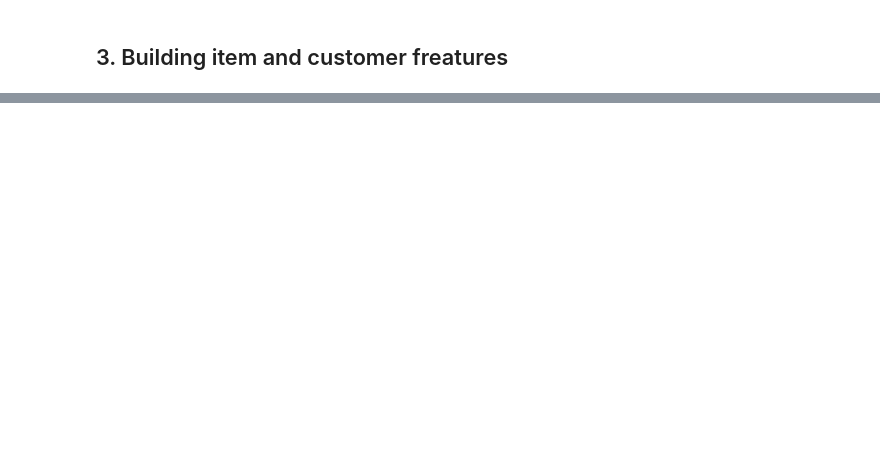
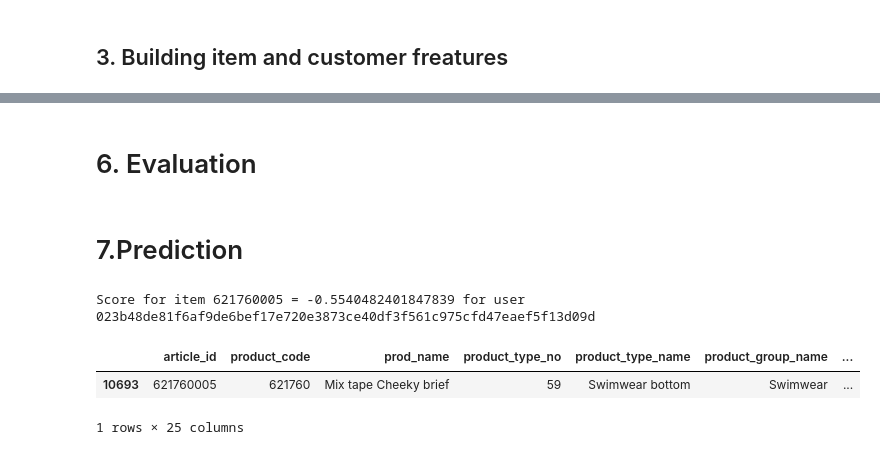
Before and after one commit to dbenayoun/IASD, a Jupyter notebook: Reco system/project_rs.ipynb, the cells around one changed output, grey strips where cells are left out. Cells and saved outputs as stored; diff of their text form; code cells hidden in the pictures; blank space fills up the shorter version.

```diff
--- a/Reco system/project_rs.ipynb
+++ b/Reco system/project_rs.ipynb
@@ -382,10 +362,12 @@ Num users: 136229, num_items 86215.
 # %%
 #create article features mapping
 dataset.fit_partial(items=(item for item in df_articles_activitysample['article_id']),
-                    users=(user for user in df_customer_activitysample['customer_id']),
-                    item_features=((row['product_type_name'], row['colour_group_name'], row['index_group_name'], row['garment_group_name']) for index, row in df_articles_activitysample.iterrows()),
-                    user_features=(row['age'] for index, row in df_customer_activitysample.iterrows())
+                    users=(user for user in df_customer_activitysample['customer_id'])
                     )
+#,
+#                    item_features=(row['product_type_name'] for index, row in df_articles_activitysample.iterrows()),
+#                    user_features=(row['age'] for index, row in df_customer_activitysample.iterrows())
+#                    )
 # %% [markdown]
 ## 2. Create User-Item Interaction Matrix
 # %%
@@ -397,0 +400,2 @@ print(repr(interactions))
+# %% [markdown]
+# 6. Evaluation
@@ -397,0 +416,16 @@ print(repr(interactions))
+# %% [markdown]
+# 7.Prediction
+# %%
+#make an example
+score = model.predict(0, [0, 1])
+itemid = list(dataset.mapping()[2].keys())[list(dataset.mapping()[2].values()).index(0)]
+userid = list(dataset.mapping()[1].keys())[list(dataset.mapping()[1].values()).index(0)]
+print("Score for articleid {0} = {1} for customer {2}".format(itemid, score[0], userid))
+# %% [output]
+Score for item 621760005 = -0.5540482401847839 for user 023b48de81f6af9de6bef17e720e3873ce40df3f561c975cfd47eaef5f13d09d
+# %%
+df_articles_activitysample[df_articles_activitysample['article_id'] == itemid]
+# %% [output]
+|  | article_id | product_code | prod_name | product_type_no | product_type_name | product_group_name | ... |
+| 10693 | 621760005 | 621760 | Mix tape Cheeky brief | 59 | Swimwear bottom | Swimwear | ... |
+1 rows × 25 columns
```
Also changed, not shown: parts of 25 cells of this notebook.
